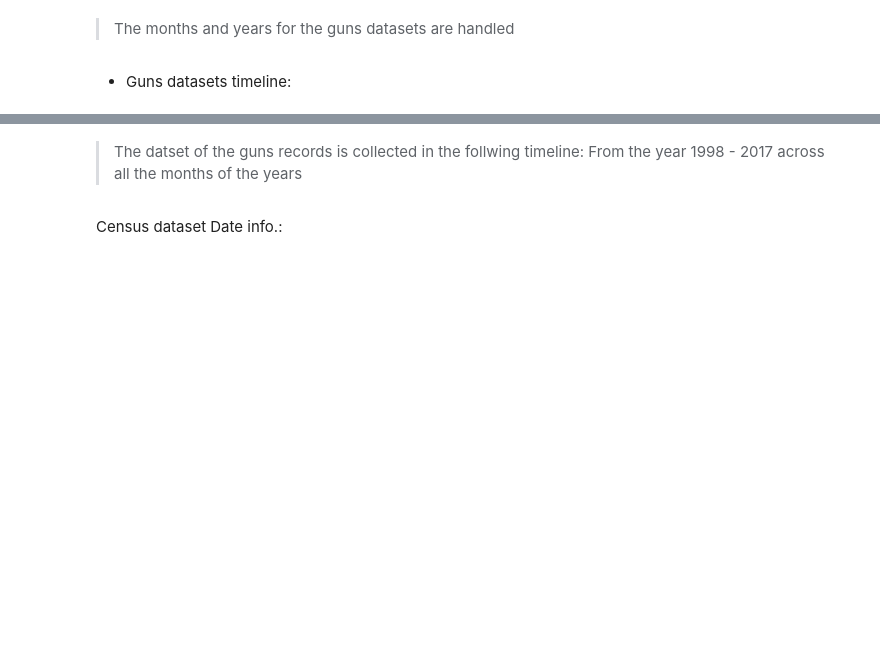
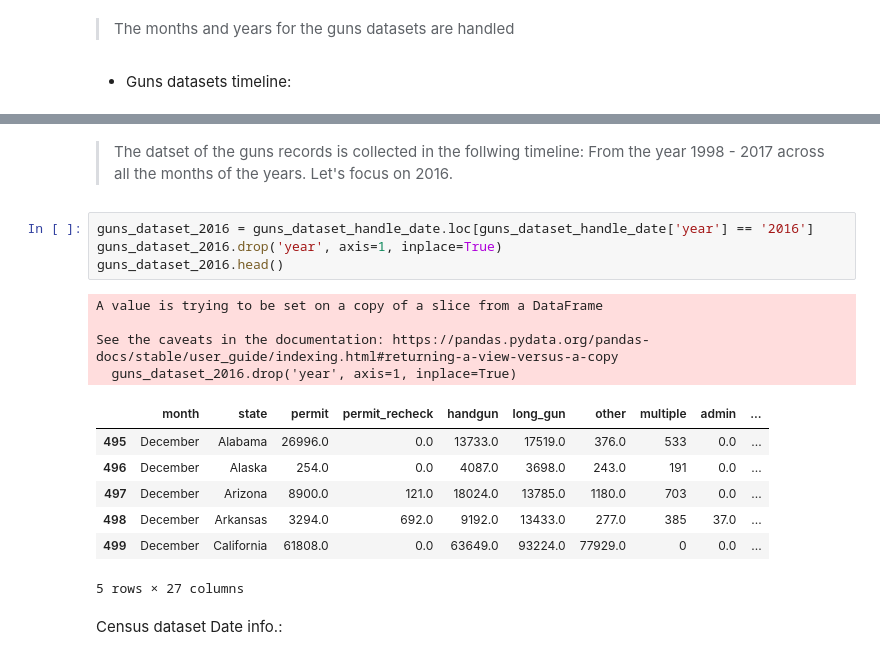
Before and after one commit to sondosaabed/NICS-firearm-background-checks-investigation, a Jupyter notebook: Investigatimg_Ncis_and_Census_data.ipynb, the cells around one changed output, grey strips where cells are left out. Cells and saved outputs as stored; diff of their text form; blank space fills up the shorter version.

```diff
--- a/Investigatimg_Ncis_and_Census_data.ipynb
+++ b/Investigatimg_Ncis_and_Census_data.ipynb
@@ -783,6 +783,22 @@ Months of the guns dataset:  {'April', 'May', 'January', 'December', 'October',
 # %% [markdown]
 > The datset of the guns records is collected in the follwing timeline:
-From the year 1998 - 2017 across all the months of the years
+From the year 1998 - 2017 across all the months of the years. Let's focus on 2016.
+# %%
+guns_dataset_2016 = guns_dataset_handle_date.loc[guns_dataset_handle_date['year'] == '2016']
+guns_dataset_2016.drop('year', axis=1, inplace=True)
+guns_dataset_2016.head()
+# %% [output]
+A value is trying to be set on a copy of a slice from a DataFrame
+
+See the caveats in the documentation: https://pandas.pydata.org/pandas-docs/stable/user_guide/indexing.html#returning-a-view-versus-a-copy
+  guns_dataset_2016.drop('year', axis=1, inplace=True)
+|  | month | state | permit | permit_recheck | handgun | long_gun | other | multiple | admin | ... |
+| 495 | December | Alabama | 26996.0 | 0.0 | 13733.0 | 17519.0 | 376.0 | 533 | 0.0 | ... |
+| 496 | December | Alaska | 254.0 | 0.0 | 4087.0 | 3698.0 | 243.0 | 191 | 0.0 | ... |
+| 497 | December | Arizona | 8900.0 | 121.0 | 18024.0 | 13785.0 | 1180.0 | 703 | 0.0 | ... |
+| 498 | December | Arkansas | 3294.0 | 692.0 | 9192.0 | 13433.0 | 277.0 | 385 | 37.0 | ... |
+| 499 | December | California | 61808.0 | 0.0 | 63649.0 | 93224.0 | 77929.0 | 0 | 0.0 | ... |
+5 rows × 27 columns
 # %% [markdown]
 Census dataset Date info.:
 # %%
```
Also changed, not shown: parts of 38 cells of this notebook.
